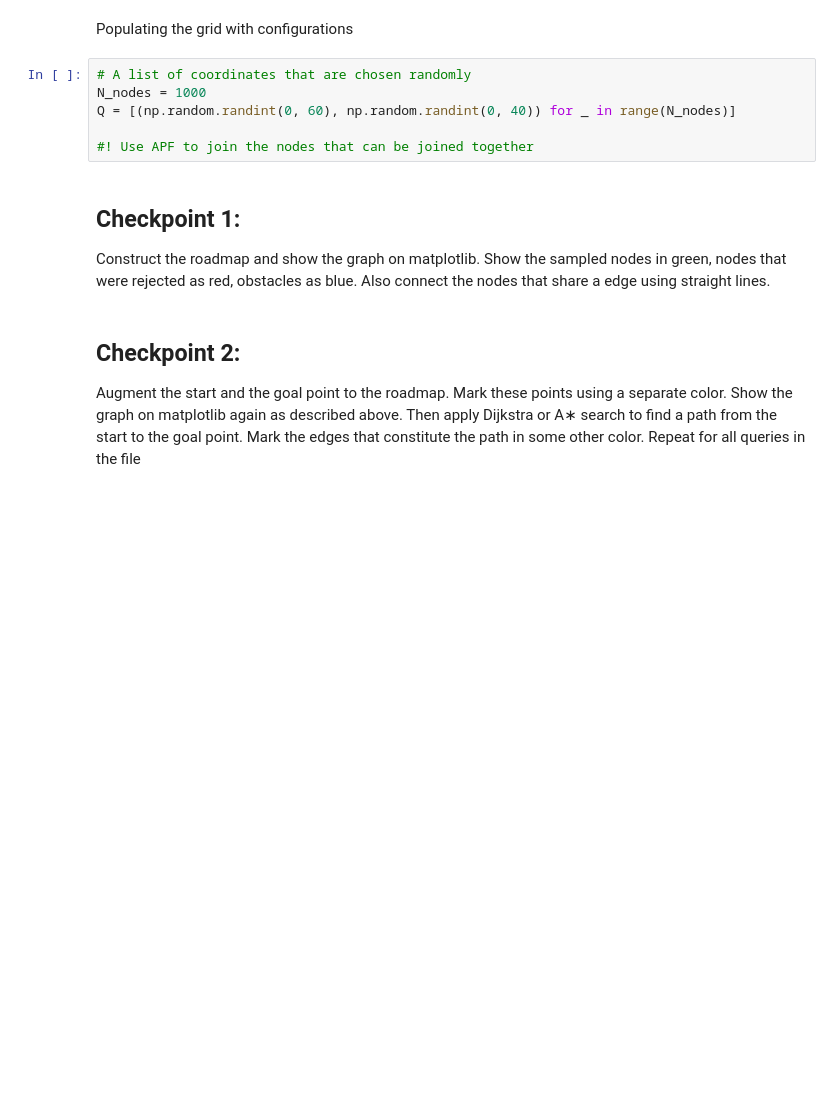
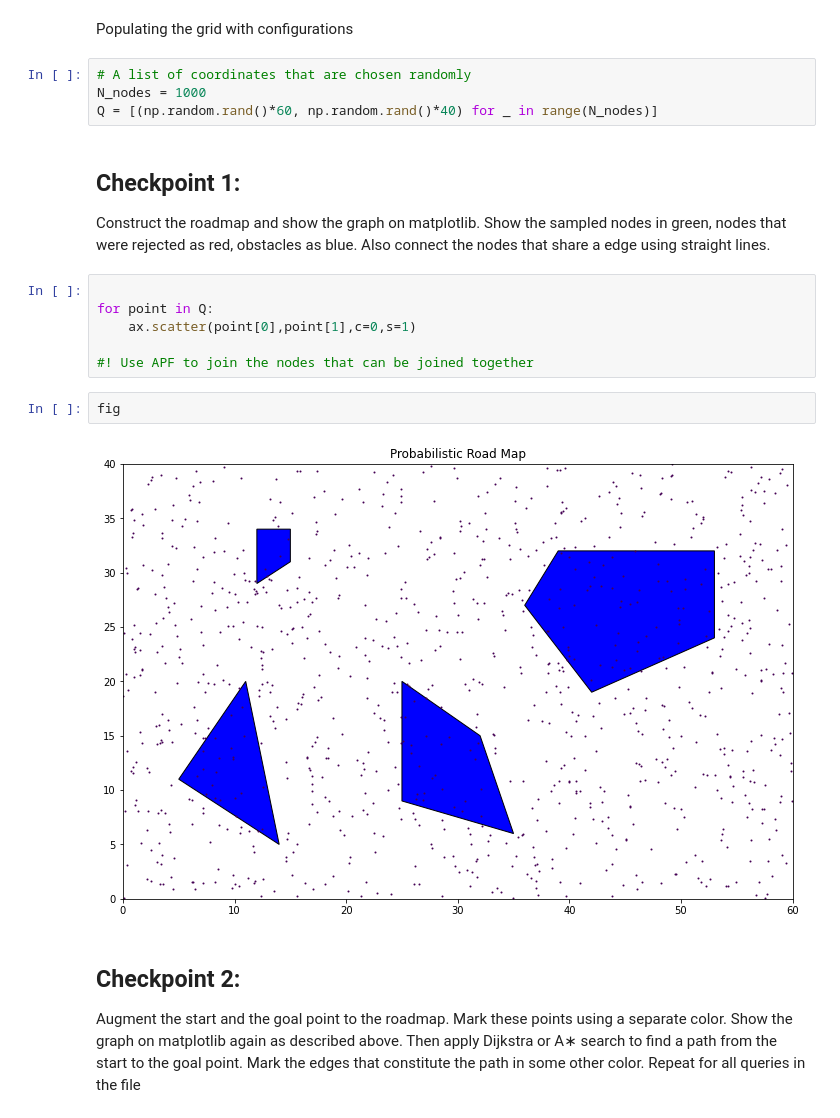
Before and after one commit to ashwinpra/swarm-tasks, a Jupyter notebook: 2-multiple-query-PRM-APF-planner/main.ipynb, the cells around one changed output. Saved outputs shown, nothing was run; the diff lists cells and outputs as text; blank space fills up the shorter version.

```diff
--- a/2-multiple-query-PRM-APF-planner/main.ipynb
+++ b/2-multiple-query-PRM-APF-planner/main.ipynb
@@ -43,12 +52,20 @@ Populating the grid with configurations
 # %%
 # A list of coordinates that are chosen randomly
 N_nodes = 1000
-Q = [(np.random.randint(0, 60), np.random.randint(0, 40)) for _ in range(N_nodes)]
-
-#! Use APF to join the nodes that can be joined together
+Q = [(np.random.rand()*60, np.random.rand()*40) for _ in range(N_nodes)]
 # %% [markdown]
 ## Checkpoint 1:
 Construct the roadmap and show the graph on matplotlib. Show the sampled nodes in green, nodes that were rejected as red, obstacles as blue. Also connect the nodes that share a edge using straight lines.
+# %%
+
+for point in Q:
+    ax.scatter(point[0],point[1],c=0,s=1)
+
+#! Use APF to join the nodes that can be joined together
+# %%
+fig
+# %% [output]
+[figure, added]
 # %% [markdown]
 ## Checkpoint 2:
 Augment the start and the goal point to the roadmap. Mark these points using a separate color. Show the graph on matplotlib again as described above. Then apply Dijkstra or A∗ search to find a path from the start to the goal point. Mark the edges that constitute the path in some other color. Repeat for all queries in the file
```
Also changed, not shown: parts of 2 cells of this notebook, 16 other files.
